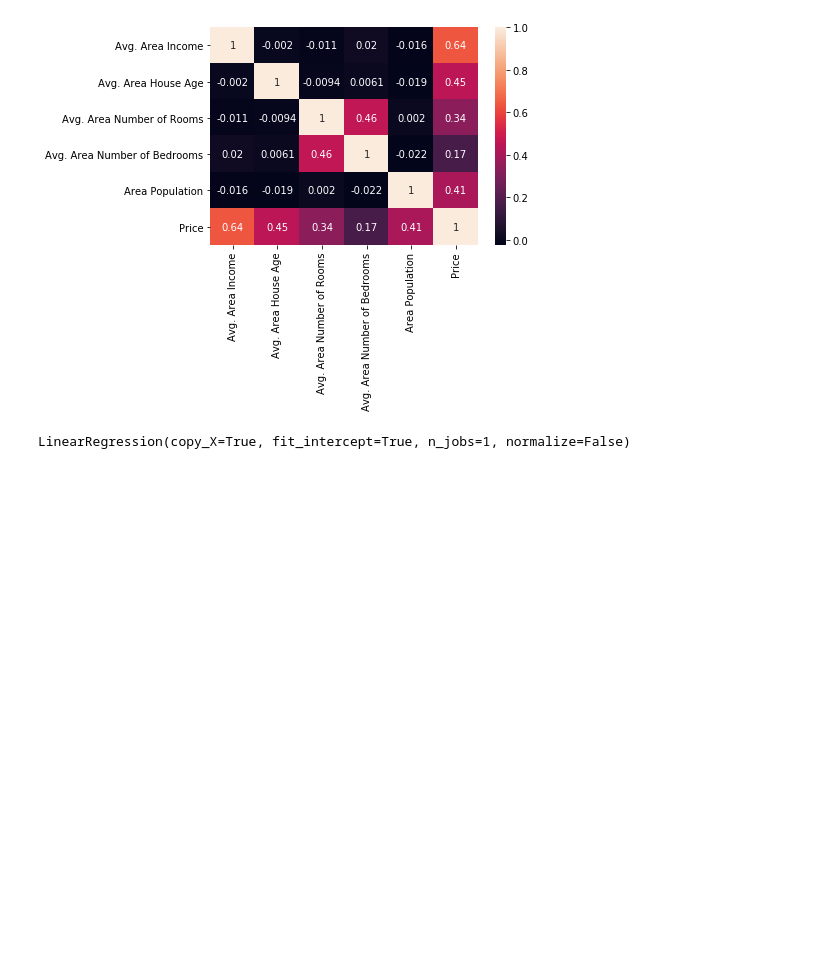
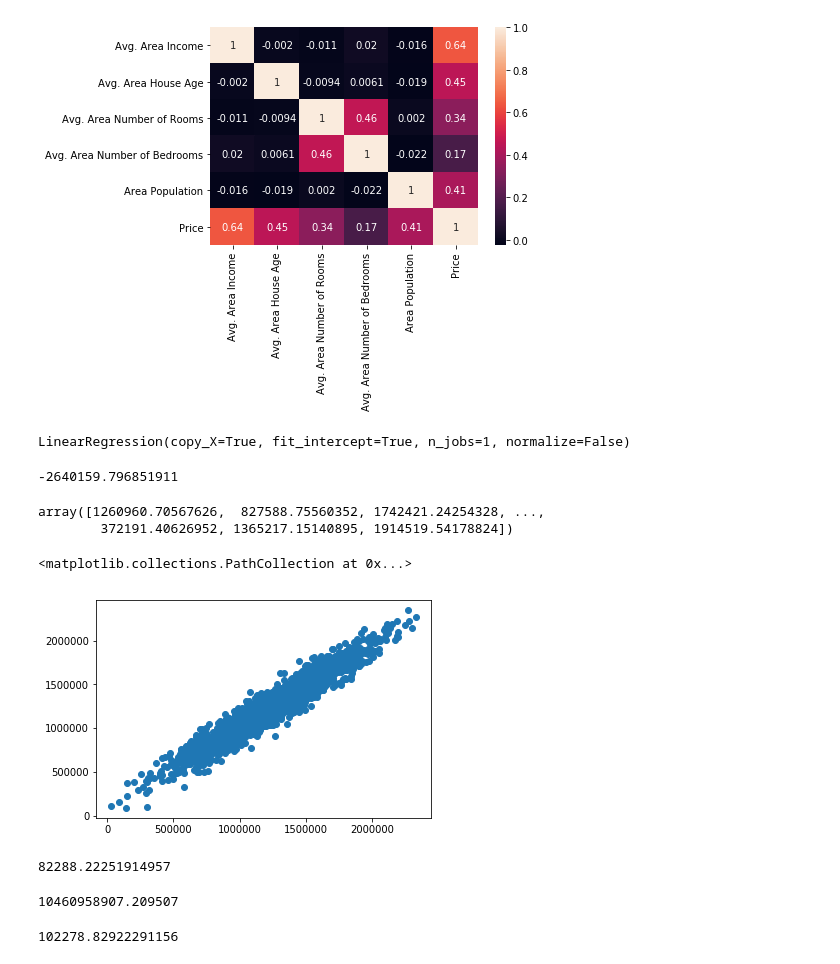
Before and after one commit to aayushrai/Machine-learning, a Jupyter notebook: linear_regression/sklearn_linear_regression.ipynb, the cells around one changed output. Drawn from its saved outputs; the diff is of its cells as text; code cells hidden in the pictures; blank space fills up the shorter version.

```diff
--- a/linear_regression/sklearn_linear_regression.ipynb
+++ b/linear_regression/sklearn_linear_regression.ipynb
@@ -76,3 +76,19 @@ lr = LinearRegression()
 lr.fit(x_train,y_train)
 # %% [output]
 LinearRegression(copy_X=True, fit_intercept=True, n_jobs=1, normalize=False)
+# %%
+print(lr.intercept_)
+# %% [output]
+-2640159.796851911
+# %%
+prediction = lr.predict(x_test)
+# %%
+prediction
+# %% [output]
+array([1260960.70567626,  827588.75560352, 1742421.24254328, ...,
+        372191.40626952, 1365217.15140895, 1914519.54178824])
+# %%
+plt.scatter(y_test,prediction)
+# %% [output]
+<matplotlib.collections.PathCollection at 0x...>
+[figure, added]
@@ -78,0 +97,12 @@ LinearRegression(copy_X=True, fit_intercept=True, n_jobs=1, normalize=False)
+# %%
+metrics.mean_absolute_error(y_test,prediction)
+# %% [output]
+82288.22251914957
+# %%
+metrics.mean_squared_error(y_test,prediction)
+# %% [output]
+10460958907.209507
+# %%
+np.sqrt(metrics.mean_squared_error(y_test,prediction))
+# %% [output]
+102278.82922291156
```
Also changed, not shown: parts of 1 cell of this notebook.
